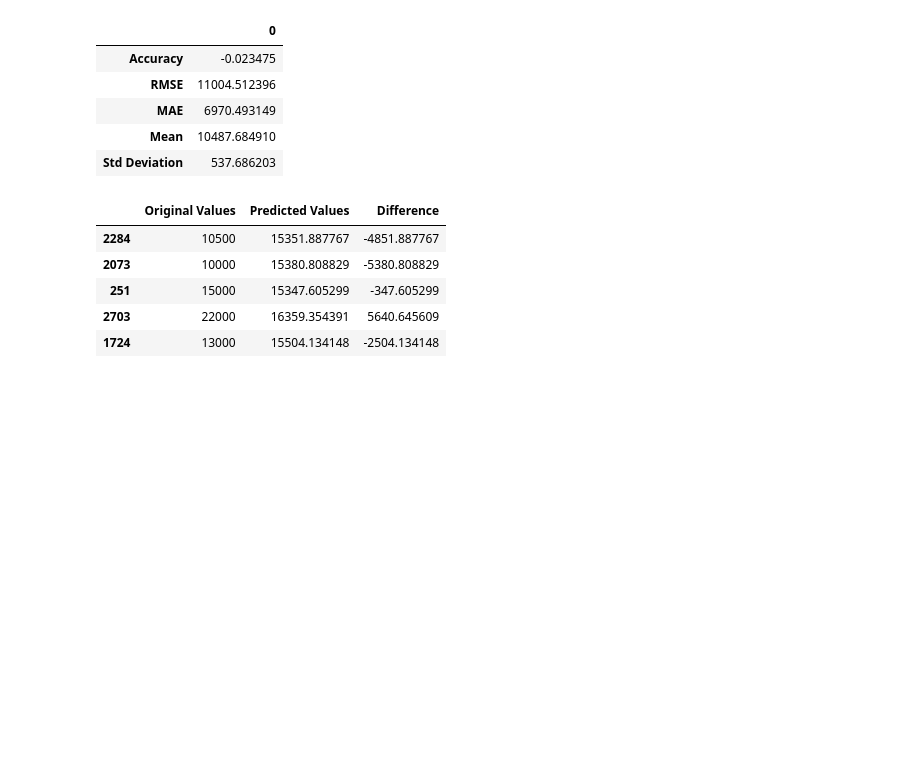
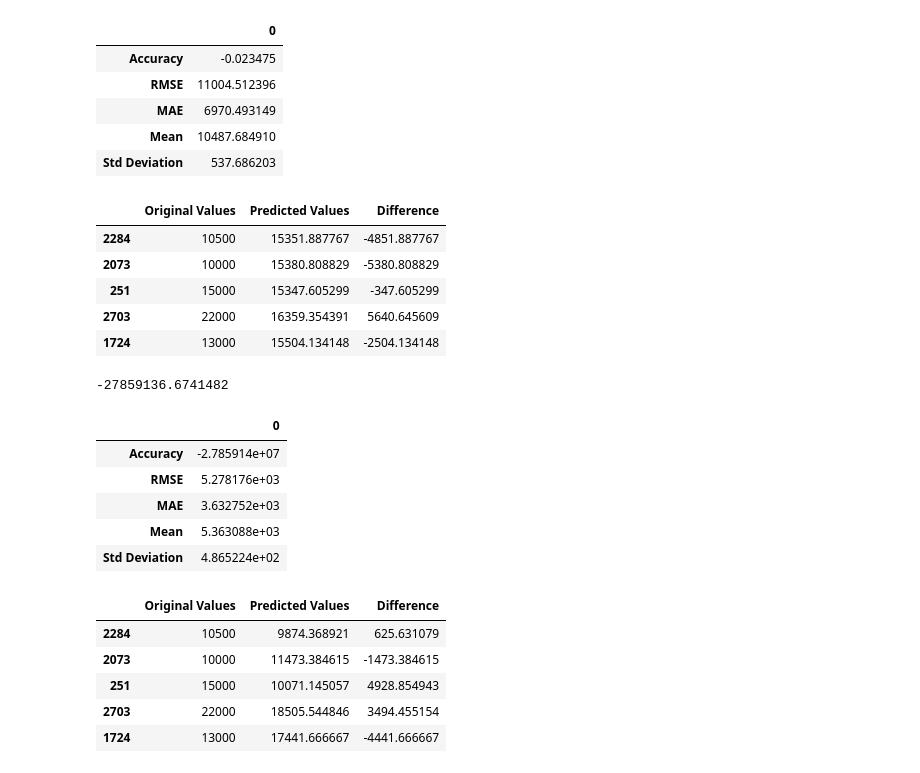
Before and after one commit to jhonnovax/House-Price-Prediction, a Jupyter notebook: house-price-prediction.ipynb, the cells around one changed output. Cells and saved outputs as stored; diff of their text form; code cells hidden in the pictures; blank space fills up the shorter version.

```diff
--- a/house-price-prediction.ipynb
+++ b/house-price-prediction.ipynb
@@ -679,3 +679,33 @@ DisplayModelEvaluation(svm_regr, X_train_scaled, y_train, X_test_scaled, y_test)
 | 251 | 15000 | 15347.605299 | -347.605299 |
 | 2703 | 22000 | 16359.354391 | 5640.645609 |
 | 1724 | 13000 | 15504.134148 | -2504.134148 |
+# %%
+# Fine-Tuning Model with Grid Search
+from sklearn.model_selection import GridSearchCV
+from sklearn.ensemble import RandomForestRegressor
+
+param_grid = [
+	{'n_estimators': [3, 10, 30], 'max_features': [1, 2, 3]},
+	{'bootstrap': [False], 'n_estimators': [3, 10], 'max_features': [2, 3]},
+]
+forest_regr = RandomForestRegressor(random_state=42)
+grid_search = GridSearchCV(forest_regr, param_grid, cv=5, scoring='neg_mean_squared_error', return_train_score=True)
+grid_search.fit(X_train_scaled, y_train)
+grid_search.score(X_test_scaled, y_test)
+# %% [output]
+-27859136.6741482
+# %%
+DisplayModelEvaluation(grid_search, X_train_scaled, y_train, X_test_scaled, y_test)
+# %% [output]
+|  | 0 |
+| Accuracy | -2.785914e+07 |
+| RMSE | 5.278176e+03 |
+| MAE | 3.632752e+03 |
+| Mean | 5.363088e+03 |
+| Std Deviation | 4.865224e+02 |
+|  | Original Values | Predicted Values | Difference |
+| 2284 | 10500 | 9874.368921 | 625.631079 |
+| 2073 | 10000 | 11473.384615 | -1473.384615 |
+| 251 | 15000 | 10071.145057 | 4928.854943 |
+| 2703 | 22000 | 18505.544846 | 3494.455154 |
+| 1724 | 13000 | 17441.666667 | -4441.666667 |
```
Also changed, not shown: parts of 2 cells of this notebook.
